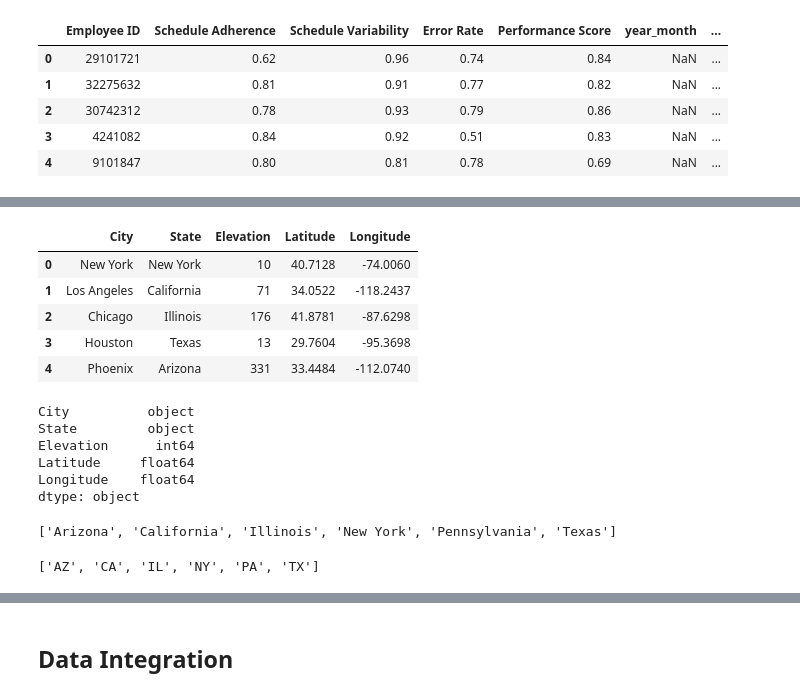
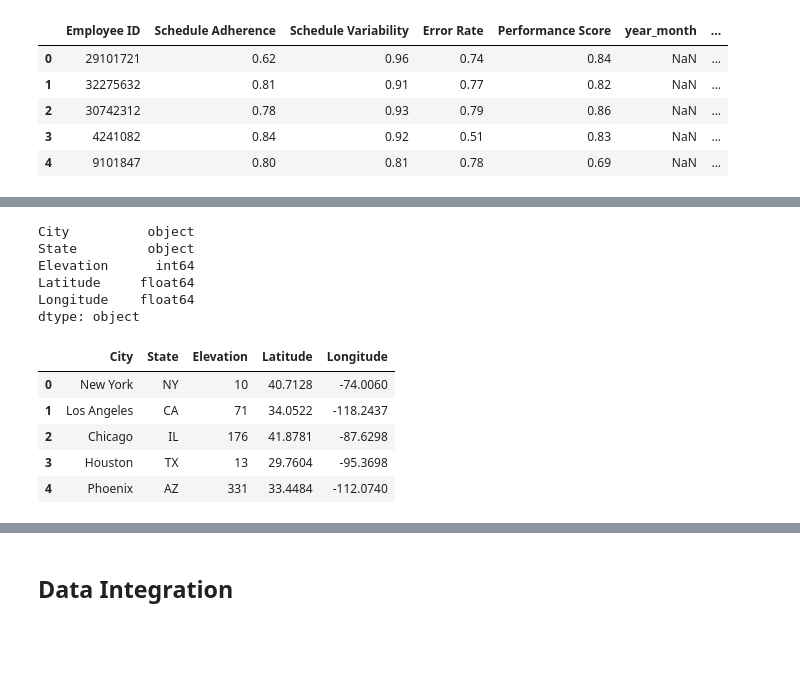
Before and after one commit to CynthiaLLLLL/Fore_take_home_assessment, a Jupyter notebook: fore_assessment/Take_home_assessment_Jingyi_Liang.ipynb, the cells around one changed output, grey strips where cells are left out. Cells and saved outputs as stored; diff of their text form; code cells hidden in the pictures; blank space fills up the shorter version.

```diff
--- a/fore_assessment/Take_home_assessment_Jingyi_Liang.ipynb
+++ b/fore_assessment/Take_home_assessment_Jingyi_Liang.ipynb
@@ -197,47 +102,36 @@ df_state.head()
 # %%
-#Importing cities table
+#Importing cities table and check if types are appropriate
 df_city = pd.read_csv('cities.csv')
-df_city.head()
+df_city.dtypes
 # %% [output]
-|  | City | State | Elevation | Latitude | Longitude |
-| 0 | New York | New York | 10 | 40.7128 | -74.0060 |
-| 1 | Los Angeles | California | 71 | 34.0522 | -118.2437 |
-| 2 | Chicago | Illinois | 176 | 41.8781 | -87.6298 |
-| 3 | Houston | Texas | 13 | 29.7604 | -95.3698 |
-| 4 | Phoenix | Arizona | 331 | 33.4484 | -112.0740 |
+City          object
+State         object
+Elevation      int64
+Latitude     float64
+Longitude    float64
+dtype: object
-# %%
-#Checkin if types are appropriate
-df_city.dtypes
-# %% [output]
-City          object
-State         object
-Elevation      int64
-Latitude     float64
-Longitude    float64
-dtype: object
-# %%
-b = df_city['State'].unique()
-print(sorted(b))
-# %% [output]
-['Arizona', 'California', 'Illinois', 'New York', 'Pennsylvania', 'Texas']
 # %%
-#Converting states to abbreviation
+##Converting states to abbreviation
 for i in df_city['State'].index:
     if df_city.iloc[i, 1] == 'Arizona':
         df_city.iloc[i, 1] = 'AZ'
     if df_city.iloc[i, 1] == 'California':
         df_city.iloc[i, 1] = 'CA'
     if df_city.iloc[i, 1] == 'Illinois':
         df_city.iloc[i, 1] = 'IL'
     if df_city.iloc[i, 1] == 'New York':
         df_city.iloc[i, 1] = 'NY'
     if df_city.iloc[i, 1] == 'Pennsylvania':
         df_city.iloc[i, 1] = 'PA'
     if df_city.iloc[i, 1] == 'Texas':
         df_city.iloc[i, 1] = 'TX'
     else:
         continue
-b = df_city['State'].unique()
-print(sorted(b))
+df_city.head()
 # %% [output]
-['AZ', 'CA', 'IL', 'NY', 'PA', 'TX']
+|  | City | State | Elevation | Latitude | Longitude |
+| 0 | New York | NY | 10 | 40.7128 | -74.0060 |
+| 1 | Los Angeles | CA | 71 | 34.0522 | -118.2437 |
+| 2 | Chicago | IL | 176 | 41.8781 | -87.6298 |
+| 3 | Houston | TX | 13 | 29.7604 | -95.3698 |
+| 4 | Phoenix | AZ | 331 | 33.4484 | -112.0740 |
```
Also changed, not shown: parts of 28 cells of this notebook.
